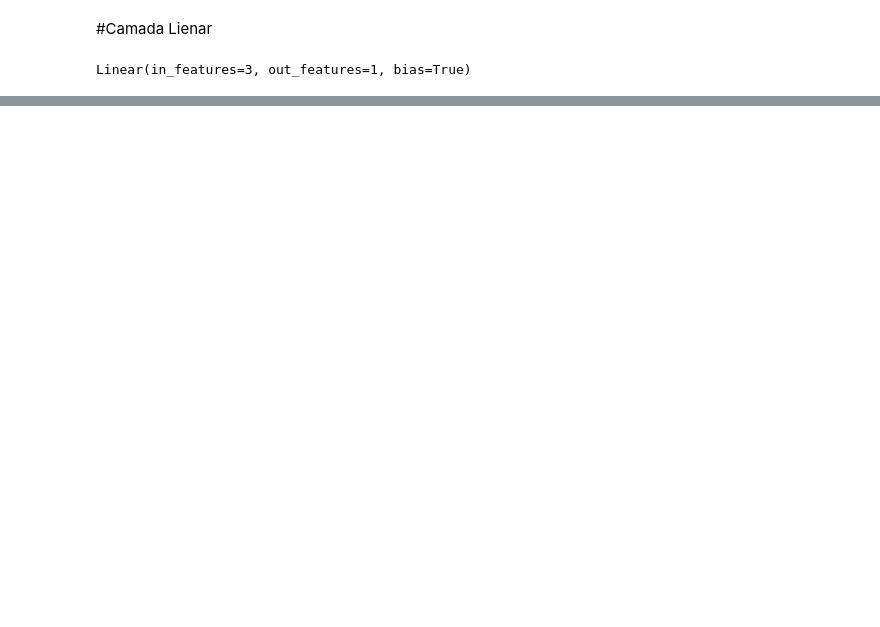
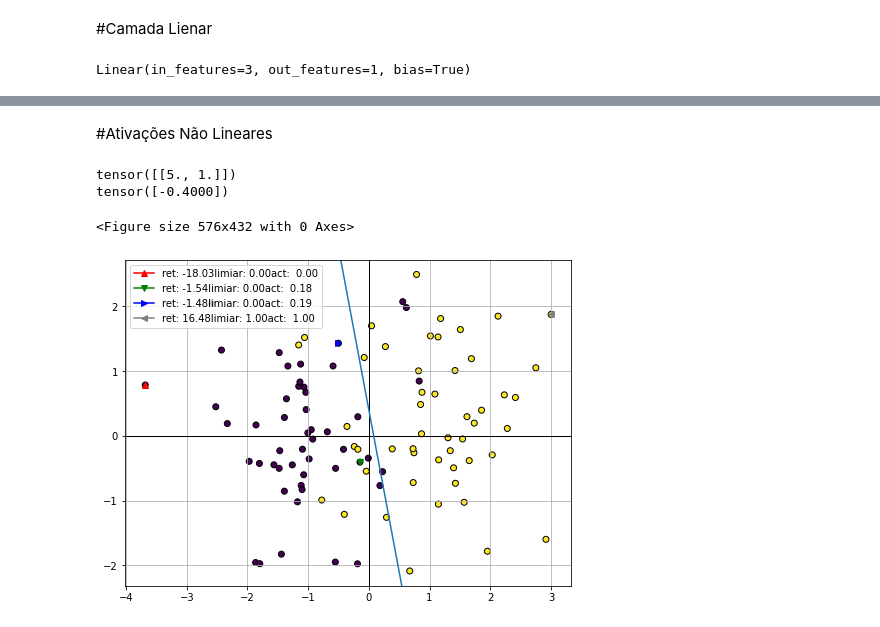
Before and after one commit to Frinhani/LearningMachineLearning, a Jupyter notebook: DL_PyTorch.ipynb, the cells around one changed output, grey strips where cells are left out. Drawn from its saved outputs; the diff is of its cells as text; code cells hidden in the pictures; blank space fills up the shorter version.

```diff
--- a/DL_PyTorch.ipynb
+++ b/DL_PyTorch.ipynb
@@ -185,5 +189,44 @@ bias tensor([0.4321])
 # %%
-w1, w2, w3 = perceptron.weight.data.numpy()[0]
-b= perceptron.bias.data.numpy()
+# w1, w2, w3 = perceptron.weight.data.numpy()[0]
+# b= perceptron.bias.data.numpy()
 
-#w1 * x1 + w2 * x2 + w3 * x3 + b = 0
+# #w1 * x1 + w2 * x2 + w3 * x3 + b = 0
+# %% [markdown]
+#Ativações Não Lineares
+# %%
+perceptron = nn.Linear(2,1)
+sigmoide = nn.Sigmoid()
+
+perceptron.weight = nn.Parameter(torch.Tensor([[5, 1]]))
+perceptron.bias = nn.Parameter(torch.Tensor([-0.4]))
+
+print(perceptron.weight.data)
+print(perceptron.bias.data)
+# %% [output]
+tensor([[5., 1.]])
+tensor([-0.4000])
+# %%
+markers = [ '^','v','>','<']
+colors = [ 'r','g','b','gray']
+
+plt.figure(figsize=(8,6))
+
+plotmodel(w1, w2, b)
+
+for k, idx in enumerate([17, 21, 43, 66]):
+  x = torch.Tensor(X[idx])
+
+  ret = perceptron(x)
+  act = sigmoide(ret)
+
+  act_limiar = 0 if ret.data < 0 else 1
+
+  label = 'ret: {:5.2f}'.format(ret.data.numpy()[0]) + 'limiar: {:4.2f}'.format(act_limiar) + 'act: {:5.2f}'.format(act.data.numpy()[0])
+
+  plt.plot(x[0], x[1], marker=markers[k],color=colors[k], label=label)
+
+plt.legend()
+plt.show()
+# %% [output]
+<Figure size 576x432 with 0 Axes>
+[figure, added]
```
Also changed, not shown: parts of 10 cells of this notebook.
